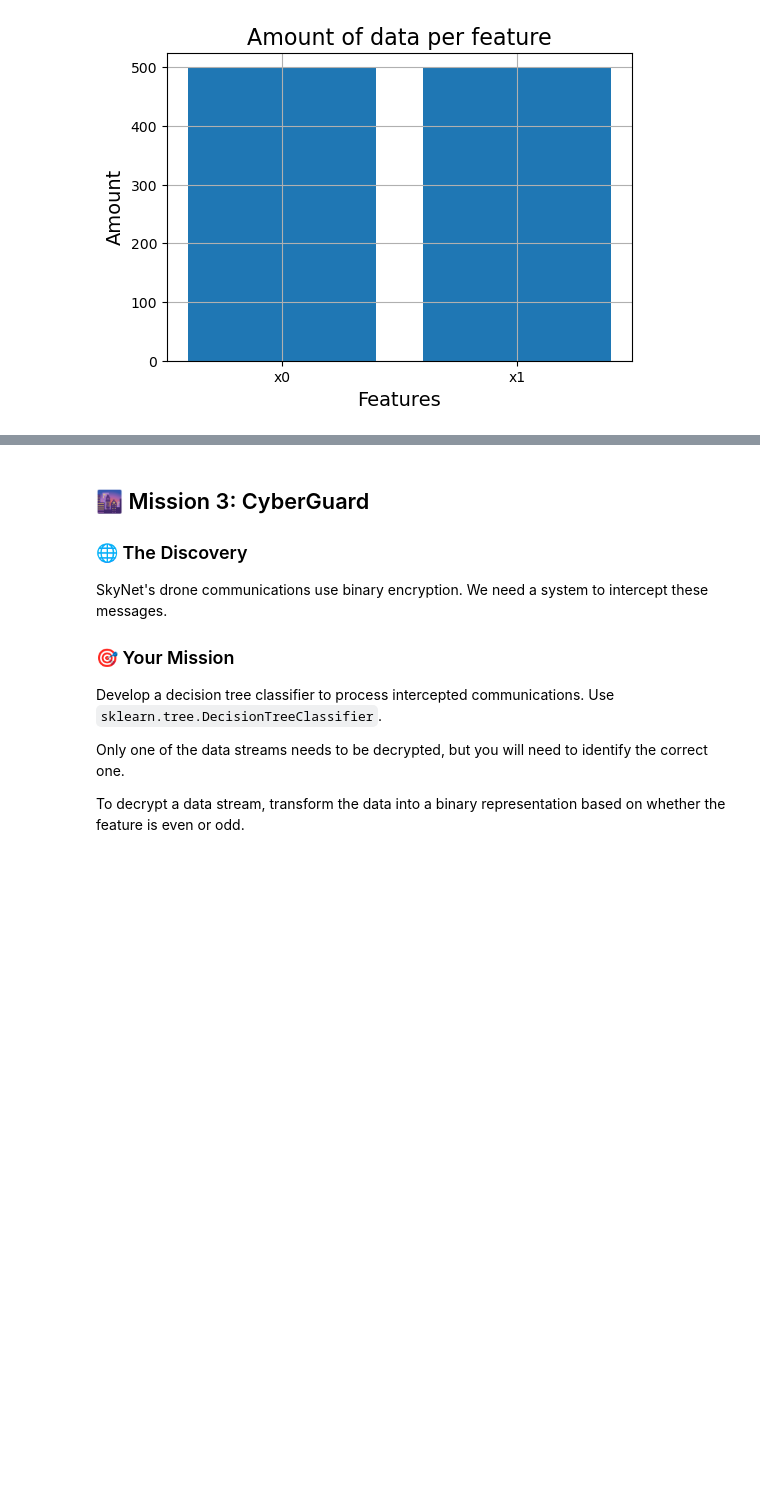
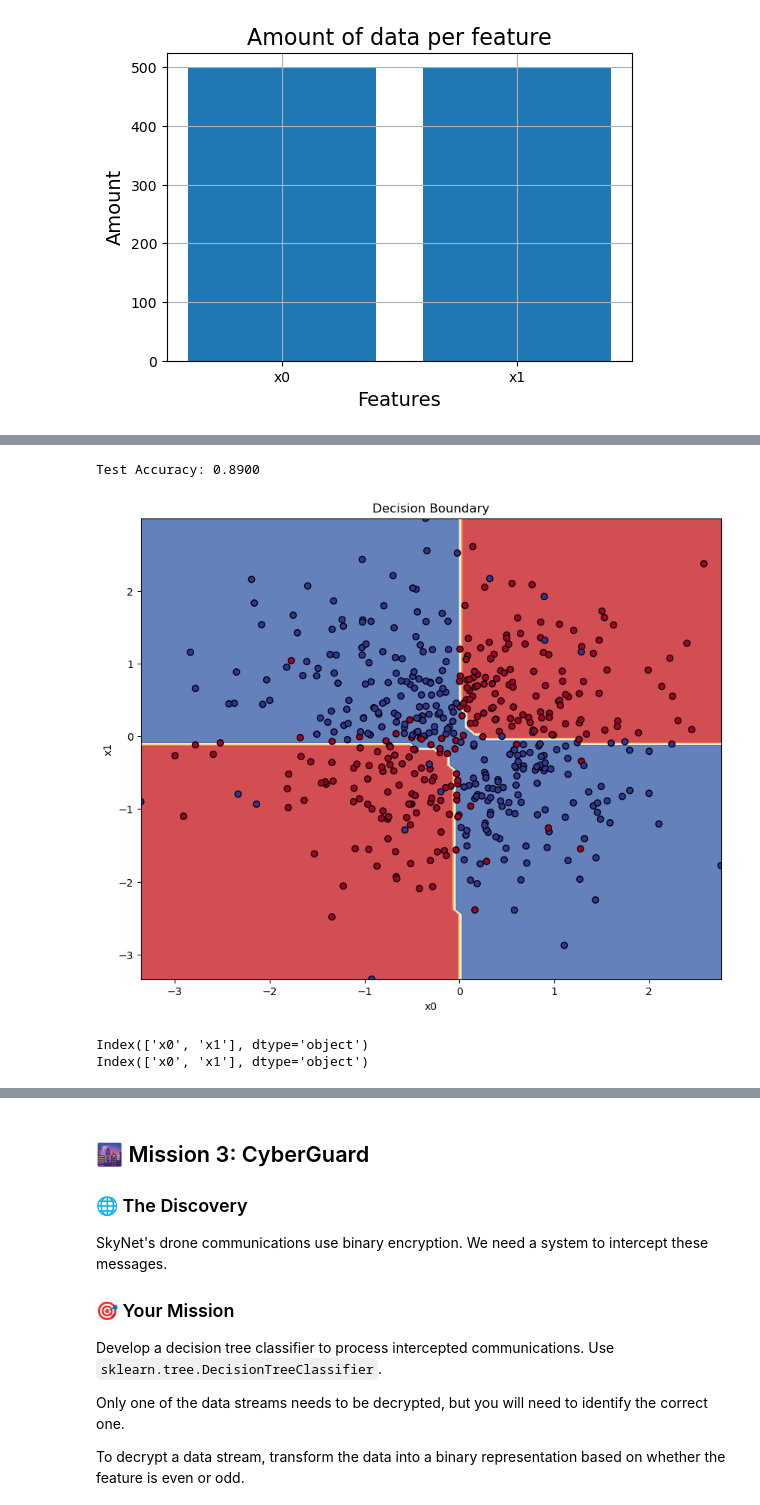
Before and after one commit to MatissPod/Intro-ML, a Jupyter notebook: Assignment1(1)/Assignment1/Chapter_1.ipynb, the cells around one changed output, grey strips where cells are left out. Cells and saved outputs as stored; diff of their text form; code cells hidden in the pictures; blank space fills up the shorter version.

```diff
--- a/Assignment1(1)/Assignment1/Chapter_1.ipynb
+++ b/Assignment1(1)/Assignment1/Chapter_1.ipynb
@@ -228,0 +275,57 @@ plt.show()
+# %%
+# Feature engineering
+def feature_engineering(dData):
+    col0, col1 = dData.columns[0], dData.columns[1]
+    dData['x0_times_x1'] = dData[col0] * dData[col1]
+    return dData
+
+
+# We recognize this as the XOR problem, and we can solve it by adding a feature which is the product of the two features
+train_fe = feature_engineering(train.copy())
+test_fe = feature_engineering(test.copy())
+
+# Scale the data
+scaler = StandardScaler()
+train_scaled = pd.DataFrame(scaler.fit_transform(train_fe), columns=train_fe.columns)
+test_scaled = pd.DataFrame(scaler.transform(test_fe), columns=test_fe.columns)
+
+# Train the model
+lr = LogisticRegression(learning_rate=0.01, epochs=1000)
+lr.fit(train_scaled.values, train_y.values)
+
+# Predict
+predictions = lr.predict(test_scaled.values)
+
+test_accuracy = np.mean(predictions == test_y.values)
+
+print(f"Test Accuracy: {test_accuracy:.4f}")
+
+# Create a mesh grid
+x0_range = np.linspace(train['x0'].min(), train['x0'].max(), 100)
+x1_range = np.linspace(train['x1'].min(), train['x1'].max(), 100)
+xx, yy = np.meshgrid(x0_range, x1_range)
+
+# Create the grid dataset and engineer its features
+grid = pd.DataFrame({'x0': xx.ravel(), 'x1': yy.ravel()})
+grid_fe = feature_engineering(grid)
+grid_scaled = pd.DataFrame(scaler.transform(grid_fe), columns=grid_fe.columns)
+
+# Get predictions for the grid
+grid_predictions = lr.predict(grid_scaled.values)
+
+# Plot the decision boundary
+plt.figure(figsize=(10, 8))
+plt.contourf(xx, yy, grid_predictions.reshape(xx.shape), alpha=0.8, cmap=plt.cm.RdYlBu)
+plt.scatter(train['x0'], train['x1'], c=train_y, cmap=plt.cm.RdYlBu, edgecolor='black')
+plt.title('Decision Boundary')
+plt.xlabel('x0')
+plt.ylabel('x1')
+plt.show()
+
+print(train.columns)
+print(test.columns)
+# %% [output]
+Test Accuracy: 0.8900
+[figure, added]
+Index(['x0', 'x1'], dtype='object')
+Index(['x0', 'x1'], dtype='object')
```
Also changed, not shown: parts of 10 cells of this notebook.
